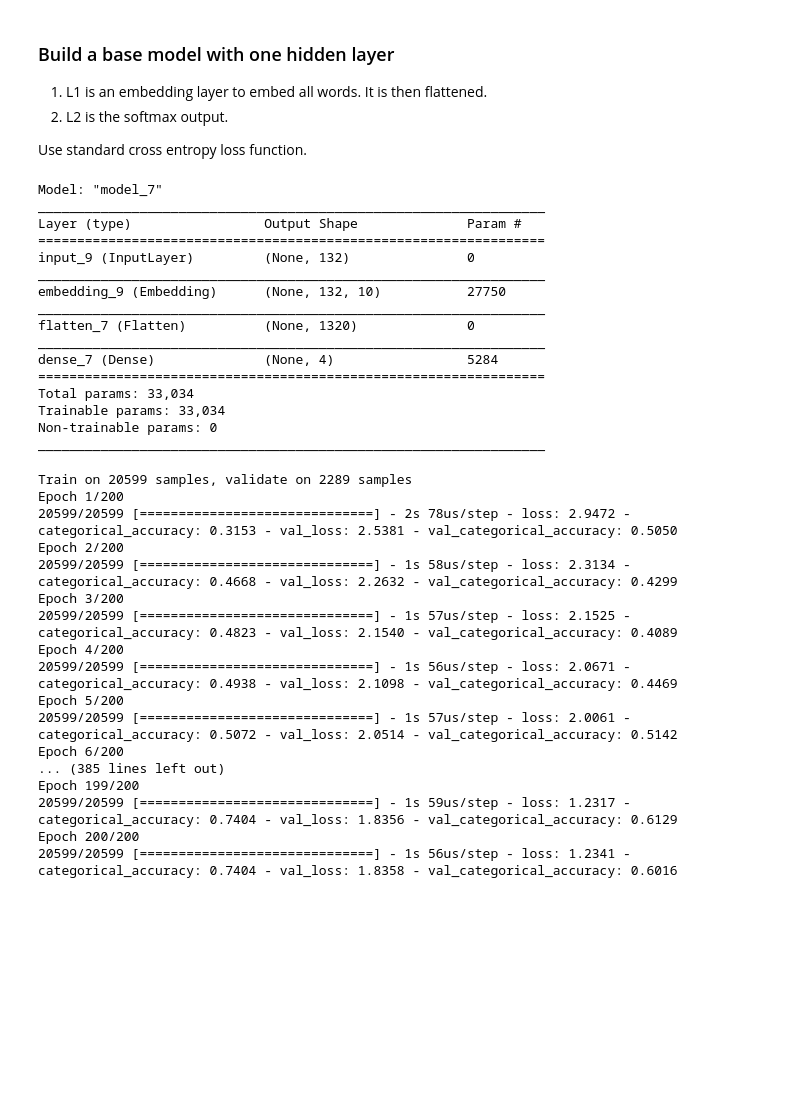
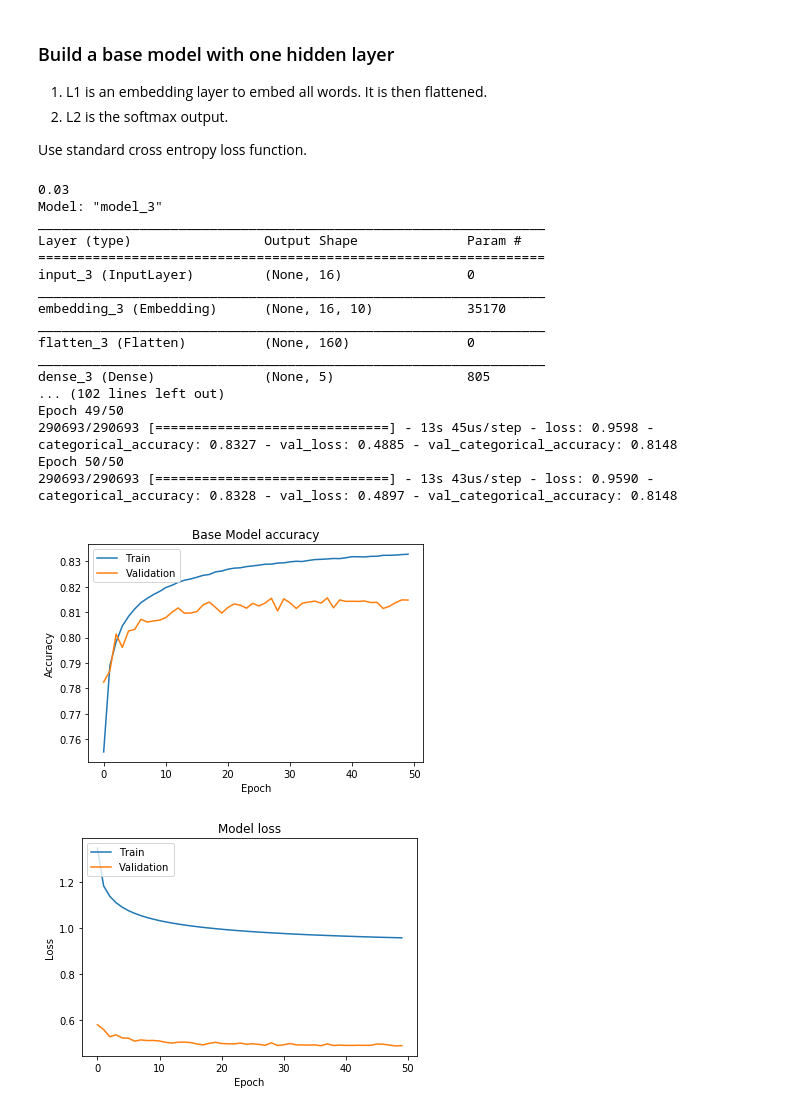
Before and after one commit to carolflyjs/cs230, a Jupyter notebook: Base_Model.ipynb, the cells around one changed output. Saved outputs shown, nothing was run; the diff lists cells and outputs as text; code cells hidden in the pictures; blank space fills up the shorter version.

```diff
--- a/Base_Model.ipynb
+++ b/Base_Model.ipynb
@@ -15,55 +32,43 @@ Successfully installed pyspellchecker-0.5.4
 
 Use standard cross entropy loss function.
 # %%
-def build_naive_embedding_model(embedding_dim = 10, learning_rate=0.001, optimizer="adam"):
+def build_naive_embedding_model(embedding_dim = 10, optimizer="adam"):
     X_input = Input(shape=(max_value * 2,), dtype="int32")
     X = Embedding(vocab_size, embedding_dim)(X_input)
     X = keras.layers.Flatten("channels_last")(X)
-    X = Dense(4, activation="softmax", kernel_regularizer=keras.regularizers.l2(0.01))(X)
+    X = Dense(5, activation="softmax")(X)
+    # X = Dense(5, activation="softmax", kernel_regularizer=keras.regularizers.l2(0.001))(X)
 
     model = Model(inputs=[X_input], outputs=X)
     model.compile(loss='categorical_crossentropy', optimizer=optimizer, metrics=['categorical_accuracy'])
     model.summary()
 
     return model
-# %%
-# optimizer = keras.optimizers.RMSprop(lr=learning_rate)
-
-base_model = build_naive_embedding_model()
-# %% [output]
-Model: "model_7"
-_________________________________________________________________
-Layer (type)                 Output Shape              Param #
-=================================================================
-input_9 (InputLayer)         (None, 132)               0
-_________________________________________________________________
-embedding_9 (Embedding)      (None, 132, 10)           27750
-_________________________________________________________________
-flatten_7 (Flatten)          (None, 1320)              0
-_________________________________________________________________
-dense_7 (Dense)              (None, 4)                 5284
-=================================================================
-Total params: 33,034
-Trainable params: 33,034
-Non-trainable params: 0
-_________________________________________________________________
-# %%
-history = base_model.fit(x=X_train_tokenized, y=Y_train, batch_size=32, epochs=200, validation_split=0.1, class_weight=class_weight)
-# %% [output]
-Train on 20599 samples, validate on 2289 samples
-Epoch 1/200
-20599/20599 [==============================] - 2s 78us/step - loss: 2.9472 - categorical_accuracy: 0.3153 - val_loss: 2.5381 - val_categorical_accuracy: 0.5050
-Epoch 2/200
-20599/20599 [==============================] - 1s 58us/step - loss: 2.3134 - categorical_accuracy: 0.4668 - val_loss: 2.2632 - val_categorical_accuracy: 0.4299
-Epoch 3/200
-20599/20599 [==============================] - 1s 57us/step - loss: 2.1525 - categorical_accuracy: 0.4823 - val_loss: 2.1540 - val_categorical_accuracy: 0.4089
-Epoch 4/200
-20599/20599 [==============================] - 1s 56us/step - loss: 2.0671 - categorical_accuracy: 0.4938 - val_loss: 2.1098 - val_categorical_accuracy: 0.4469
-Epoch 5/200
-20599/20599 [==============================] - 1s 57us/step - loss: 2.0061 - categorical_accuracy: 0.5072 - val_loss: 2.0514 - val_categorical_accuracy: 0.5142
-Epoch 6/200
-... (385 lines left out)
-Epoch 199/200
-20599/20599 [==============================] - 1s 59us/step - loss: 1.2317 - categorical_accuracy: 0.7404 - val_loss: 1.8356 - val_categorical_accuracy: 0.6129
-Epoch 200/200
-20599/20599 [==============================] - 1s 56us/step - loss: 1.2341 - categorical_accuracy: 0.7404 - val_loss: 1.8358 - val_categorical_accuracy: 0.6016
+# %%
+learning_rate = 0.03
+print(learning_rate)
+optimizer = keras.optimizers.Adagrad(lr=learning_rate)
+
+base_model = build_naive_embedding_model(optimizer=optimizer)
+history = base_model.fit(x=X_train_tokenized, y=Y_train, batch_size=32, epochs=50, validation_data=(X_dev_tokenized, Y_dev), class_weight=class_weight)
+combined = join_histories_and_plot("Base Model", history)
+# %% [output]
+0.03
+Model: "model_3"
+_________________________________________________________________
+Layer (type)                 Output Shape              Param #
+=================================================================
+input_3 (InputLayer)         (None, 16)                0
+_________________________________________________________________
+embedding_3 (Embedding)      (None, 16, 10)            35170
+_________________________________________________________________
+flatten_3 (Flatten)          (None, 160)               0
+_________________________________________________________________
+dense_3 (Dense)              (None, 5)                 805
+... (102 lines left out)
+Epoch 49/50
+290693/290693 [==============================] - 13s 45us/step - loss: 0.9598 - categorical_accuracy: 0.8327 - val_loss: 0.4885 - val_categorical_accuracy: 0.8148
+Epoch 50/50
+290693/290693 [==============================] - 13s 43us/step - loss: 0.9590 - categorical_accuracy: 0.8328 - val_loss: 0.4897 - val_categorical_accuracy: 0.8148
+[figure, added]
+[figure, added]
```
Also changed, not shown: parts of 4 cells of this notebook.
